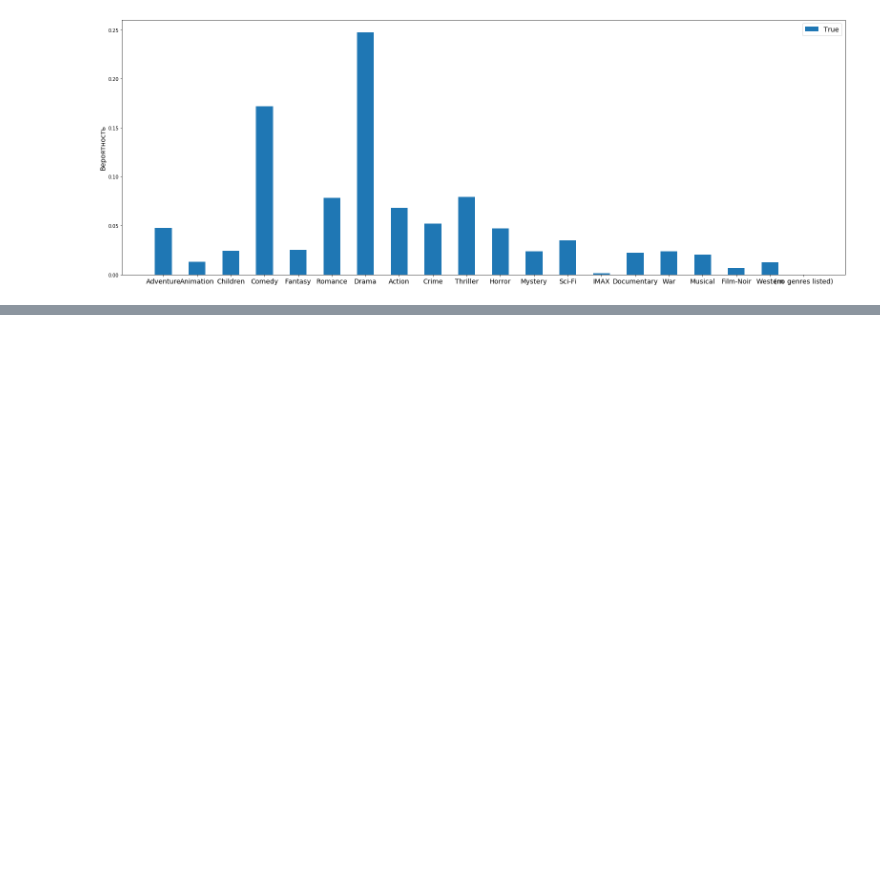
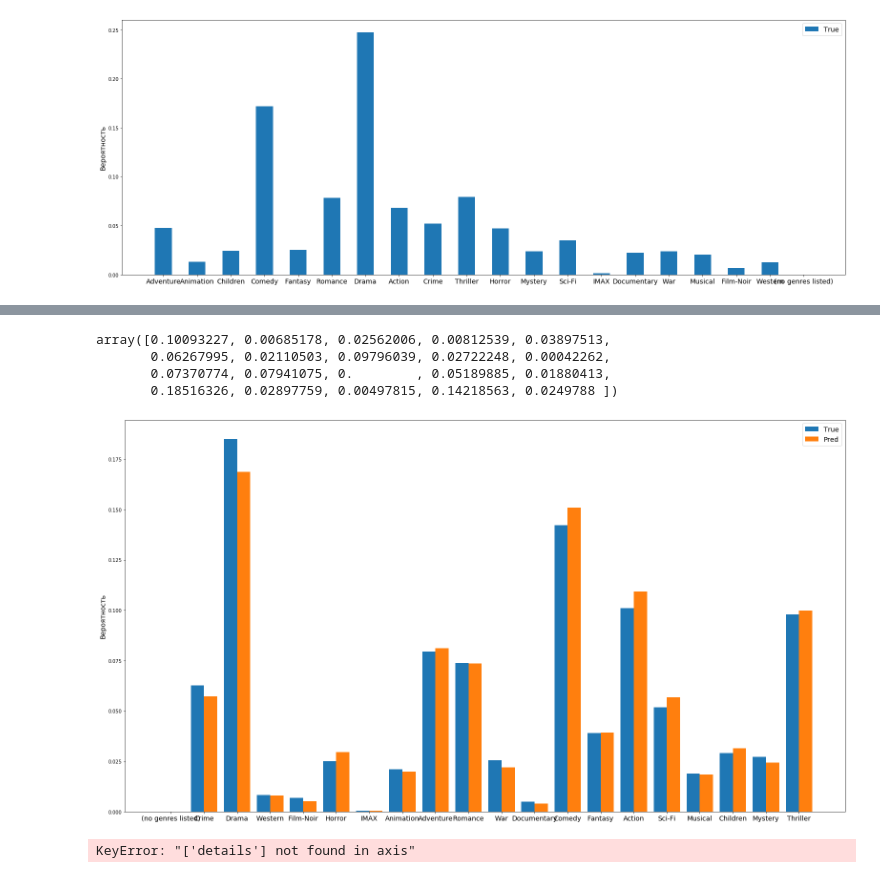
Before and after one commit to roma0398/VKR, a Jupyter notebook: Code/calibrated recommendation.ipynb, the cells around one changed output, grey strips where cells are left out. Cells and saved outputs as stored; diff of their text form; code cells hidden in the pictures; blank space fills up the shorter version.

```diff
--- a/Code/calibrated recommendation.ipynb
+++ b/Code/calibrated recommendation.ipynb
@@ -104,4 +119,6 @@ pred = pd.DataFrame(predictions)
+# %%
+trainset = pd.read_csv('data/trainset.csv')
 # %%
-rec = pred.loc[pred['est']>3.5]
+rec = pred.loc[pred['est']>=3.5]
 # %%
-dist = pred.loc[pred['r_ui']>3.5]
+dist = trainset.loc[trainset['rating'] >= 3.5] #pred.loc[pred['r_ui']>3.5]
@@ -149,7 +199,7 @@ for i in tqdm(rec['iid'].values):
 # %%
 gen_df_true = {x: 0 for x in genres}
 # %%
-for i in tqdm(dist['iid'].values):
+for i in tqdm(dist['movieId'].values):
     gen = movies.loc[movies['movieId']==int(i), 'genres'].values[0].split('|')
     for k in gen:
         gen_df_true[k] += 1
@@ -219,0 +264,25 @@ new_gen_df_true['Thriller'] = gen_df_rec['Thriller'] * lam + (1-lam) * new_gen_d
+# %%
+dist_true
+# %% [output]
+array([0.10093227, 0.00685178, 0.02562006, 0.00812539, 0.03897513,
+       0.06267995, 0.02110503, 0.09796039, 0.02722248, 0.00042262,
+       0.07370774, 0.07941075, 0.        , 0.05189885, 0.01880413,
+       0.18516326, 0.02897759, 0.00497815, 0.14218563, 0.0249788 ])
+# %%
+x = np.arange(len(gen_df_true))
+width = 0.4
+
+fig, ax = plt.subplots(figsize=(22,12))
+rects1 = ax.bar(x-width/2, dist_true, width, label='True')
+rects1 = ax.bar(x+width/2, dist_rec, width, label='Pred')
+
+
+ax.set_ylabel('Вероятность', fontsize=14)
+ax.set_xticks(x)
+ax.set_xticklabels(gen_df_true.keys(), fontsize=14)
+ax.legend(fontsize=14)
+fig.tight_layout()
+
+plt.show()
+# %% [output]
+[figure, added]
@@ -219,0 +291,5 @@ new_gen_df_true['Thriller'] = gen_df_rec['Thriller'] * lam + (1-lam) * new_gen_d
+# %%
+predictions = pd.DataFrame(predictions)
+predictions.drop(['details'], inplace=True, axis=1)
+# %% [output]
+KeyError: "['details'] not found in axis"
```
Also changed, not shown: parts of 138 cells of this notebook, 1 other file.
